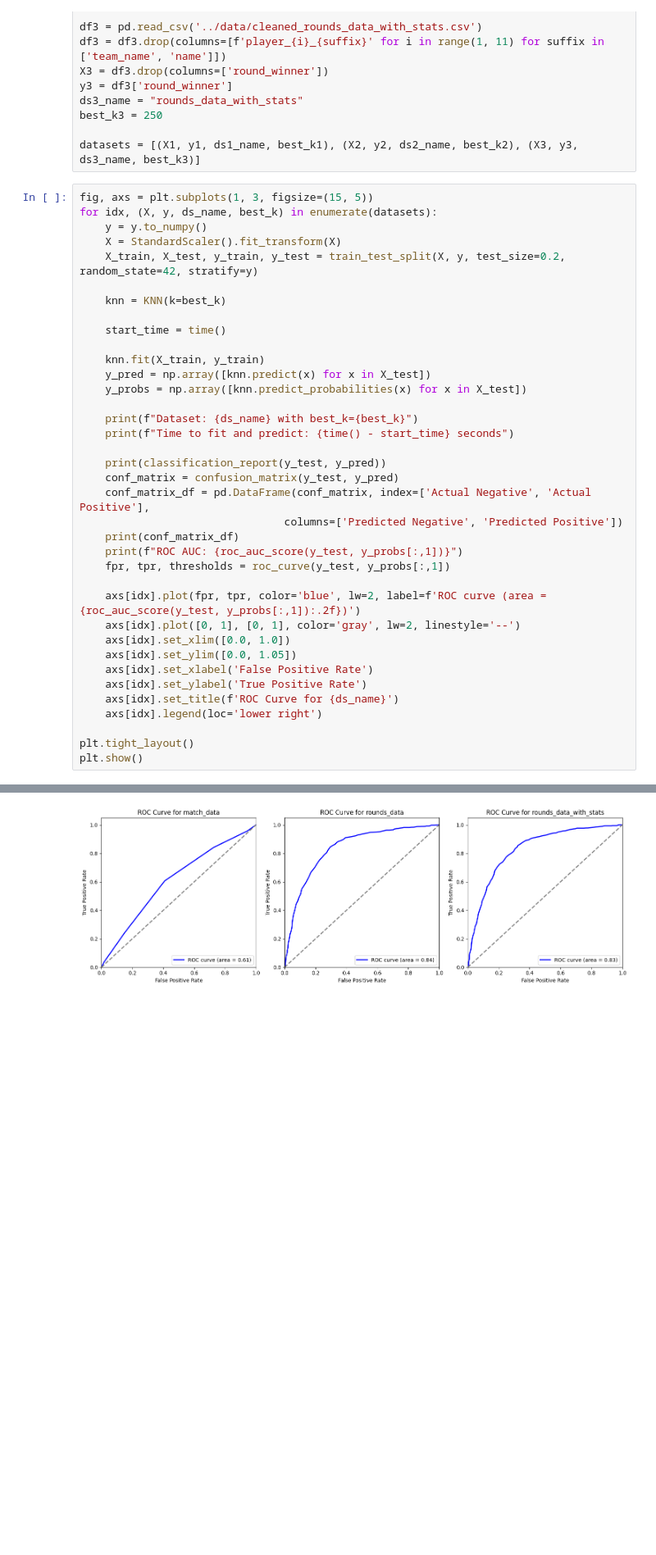
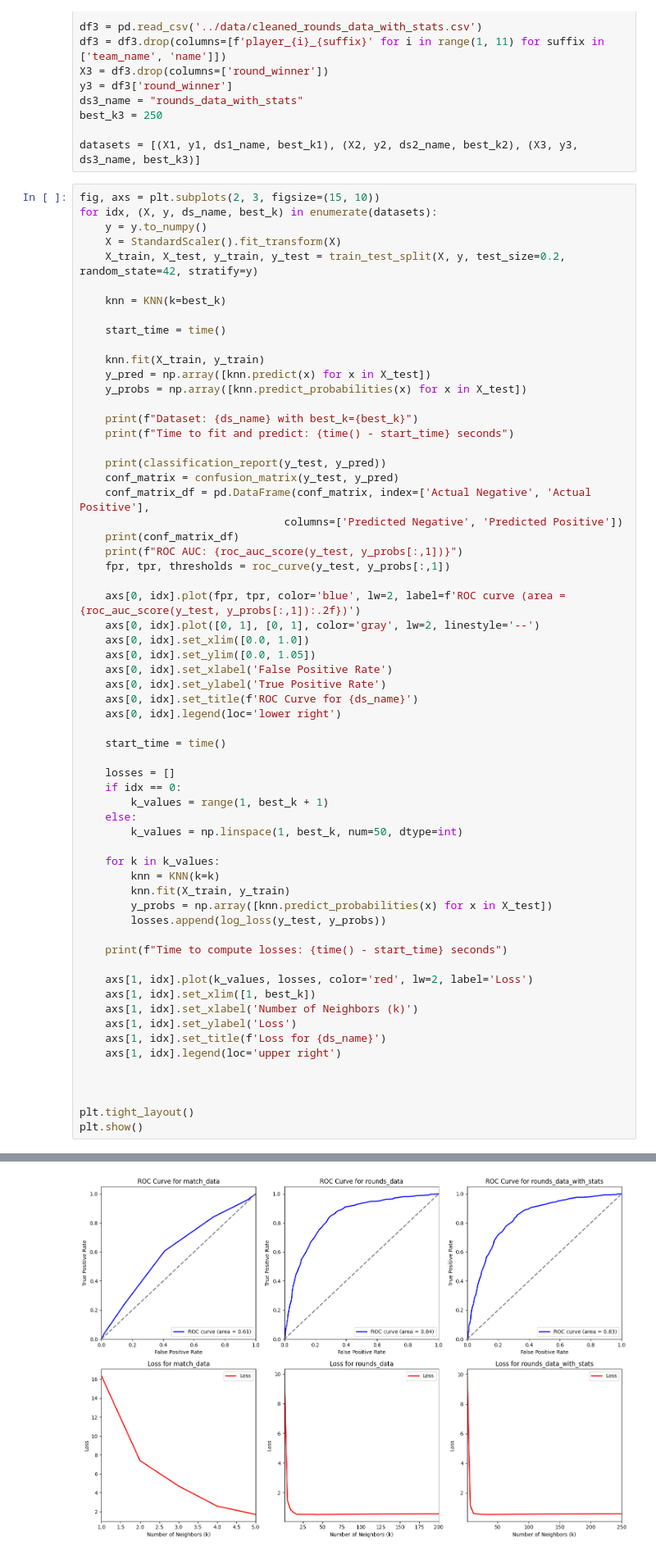
Before and after one commit to FCosmin27/cs2-predictive-models, a Jupyter notebook: models/knn.ipynb, the cells around one changed output, grey strips where cells are left out. Shown at 82% size. Drawn from its saved outputs; the diff is of its cells as text; blank space fills up the shorter version.

Commit message:
Plot the loss over different numbers of neighbors smaller than best_k

```diff
--- a/models/knn.ipynb
+++ b/models/knn.ipynb
@@ -54,7 +54,7 @@ best_k3 = 250
 
 datasets = [(X1, y1, ds1_name, best_k1), (X2, y2, ds2_name, best_k2), (X3, y3, ds3_name, best_k3)]
 # %%
-fig, axs = plt.subplots(1, 3, figsize=(15, 5))
+fig, axs = plt.subplots(2, 3, figsize=(15, 10))
 for idx, (X, y, ds_name, best_k) in enumerate(datasets):
     y = y.to_numpy()
     X = StandardScaler().fit_transform(X)
@@ -79,14 +79,39 @@ for idx, (X, y, ds_name, best_k) in enumerate(datasets):
     print(f"ROC AUC: {roc_auc_score(y_test, y_probs[:,1])}")
     fpr, tpr, thresholds = roc_curve(y_test, y_probs[:,1])
 
-    axs[idx].plot(fpr, tpr, color='blue', lw=2, label=f'ROC curve (area = {roc_auc_score(y_test, y_probs[:,1]):.2f})')
-    axs[idx].plot([0, 1], [0, 1], color='gray', lw=2, linestyle='--')
-    axs[idx].set_xlim([0.0, 1.0])
-    axs[idx].set_ylim([0.0, 1.05])
-    axs[idx].set_xlabel('False Positive Rate')
-    axs[idx].set_ylabel('True Positive Rate')
-    axs[idx].set_title(f'ROC Curve for {ds_name}')
-    axs[idx].legend(loc='lower right')
+    axs[0, idx].plot(fpr, tpr, color='blue', lw=2, label=f'ROC curve (area = {roc_auc_score(y_test, y_probs[:,1]):.2f})')
+    axs[0, idx].plot([0, 1], [0, 1], color='gray', lw=2, linestyle='--')
+    axs[0, idx].set_xlim([0.0, 1.0])
+    axs[0, idx].set_ylim([0.0, 1.05])
+    axs[0, idx].set_xlabel('False Positive Rate')
+    axs[0, idx].set_ylabel('True Positive Rate')
+    axs[0, idx].set_title(f'ROC Curve for {ds_name}')
+    axs[0, idx].legend(loc='lower right')
+
+    start_time = time()
+
+    losses = []
+    if idx == 0:
+        k_values = range(1, best_k + 1)
+    else:
+        k_values = np.linspace(1, best_k, num=50, dtype=int)
+
+    for k in k_values:
+        knn = KNN(k=k)
+        knn.fit(X_train, y_train)
+        y_probs = np.array([knn.predict_probabilities(x) for x in X_test])
+        losses.append(log_loss(y_test, y_probs))
+
+    print(f"Time to compute losses: {time() - start_time} seconds")
+
+    axs[1, idx].plot(k_values, losses, color='red', lw=2, label='Loss')
+    axs[1, idx].set_xlim([1, best_k])
+    axs[1, idx].set_xlabel('Number of Neighbors (k)')
+    axs[1, idx].set_ylabel('Loss')
+    axs[1, idx].set_title(f'Loss for {ds_name}')
+    axs[1, idx].legend(loc='upper right')
+
+
 
 plt.tight_layout()
 plt.show()
@@ -111 +136 @@ ROC AUC: 0.8305097648815625
-[figure, old version]
+[figure, new version]
```
Also changed, not shown: parts of 2 cells of this notebook.
